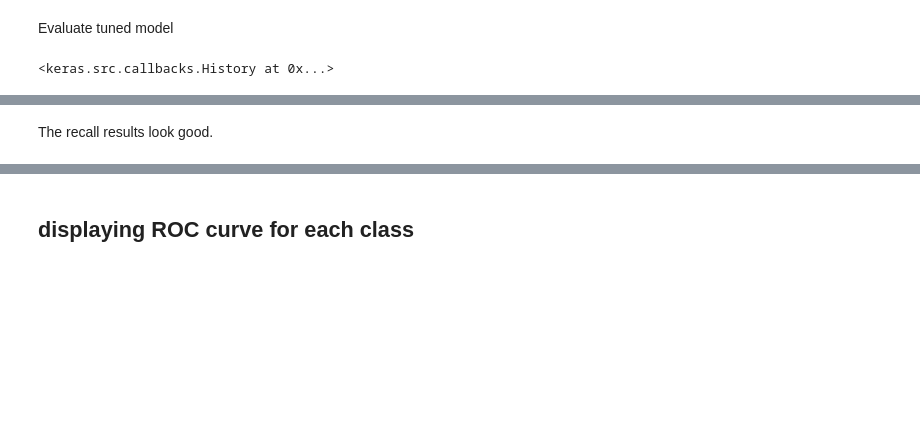
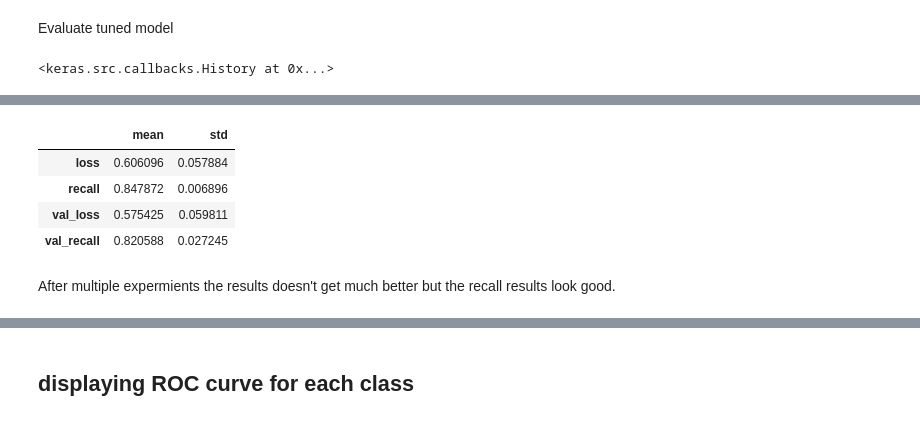
Before and after one commit to 0xArwa/churn-prediction-ann, a Jupyter notebook: Classification with ANN-Churn Prediction.ipynb, the cells around one changed output, grey strips where cells are left out. Drawn from its saved outputs; the diff is of its cells as text; code cells hidden in the pictures; blank space fills up the shorter version.

```diff
--- a/Classification with ANN-Churn Prediction.ipynb
+++ b/Classification with ANN-Churn Prediction.ipynb
@@ -1252,5 +1280,17 @@ acc[:5]
-# %% [markdown]
-The recall results look good.
+# %%
+df_scores = pd.DataFrame(
+    {'mean': acc.mean().values, 'std': acc.std().values},
+    index=['loss', 'recall', 'val_loss', 'val_recall'],
+)
+df_scores
+# %% [output]
+|  | mean | std |
+| loss | 0.606096 | 0.057884 |
+| recall | 0.847872 | 0.006896 |
+| val_loss | 0.575425 | 0.059811 |
+| val_recall | 0.820588 | 0.027245 |
+# %% [markdown]
+After multiple expermients the results doesn't get much better but the recall results look good.
 # %%
 loss, recall = model.evaluate(X_test, y_test, verbose=0)
 print('loss - ', loss)
```
Also changed, not shown: parts of 28 cells of this notebook.
